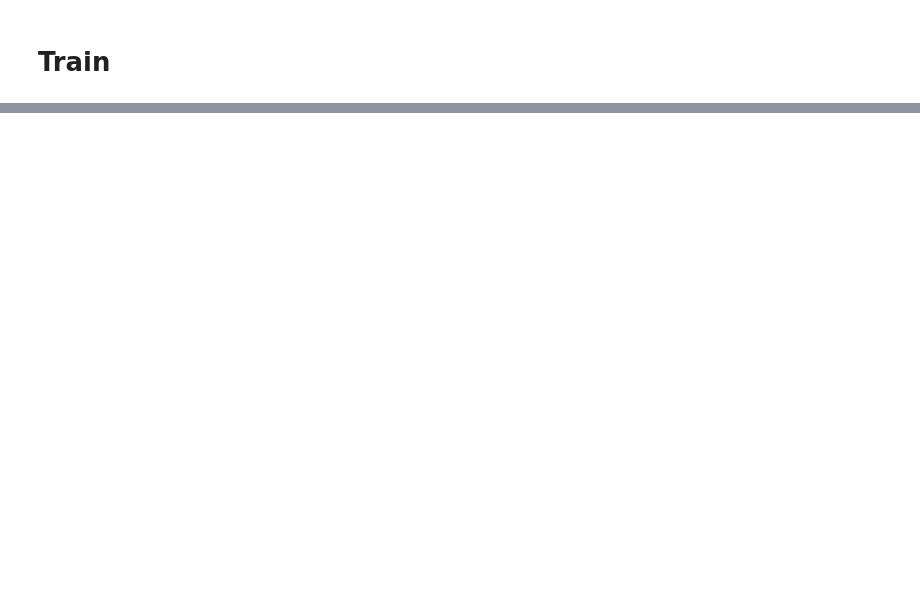
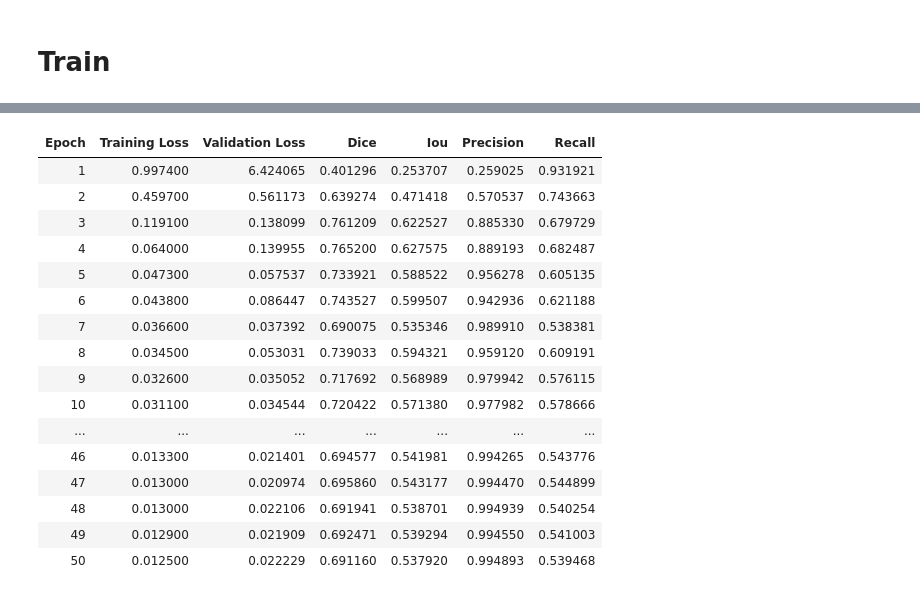
Before and after one commit to KangaOnGit/BIRDCLEF-2025, a Jupyter notebook: Prototype 3.ipynb, the cells around one changed output, grey strips where cells are left out. Saved outputs shown, nothing was run; the diff lists cells and outputs as text; code cells hidden in the pictures; blank space fills up the shorter version.

```diff
--- a/Prototype 3.ipynb
+++ b/Prototype 3.ipynb
@@ -1537,2 +1315,17 @@ class BirdCLEFModel(nn.Module):
+# %%
+train_set = WBC_Dataset(
+    X_train,
+    Y_train,
+)
+
+test_set = WBC_Dataset(
+    X_test,
+    Y_test,
+)
+
+eval_set = WBC_Dataset(
+    X_valid,
+    Y_valid,
+)
 # %% [markdown]
 # **Train**
@@ -1982,0 +1455,55 @@ Epoch 2/10
+# %%
+from transformers import Trainer, TrainingArguments
+from transformers import get_scheduler
+import warnings
+
+warnings.filterwarnings(
+    "ignore",
+    message="Was asked to gather along dimension 0, but all input tensors were scalars",
+    category=UserWarning
+)
+
+torch.cuda.amp
+torch.cuda.empty_cache()
+
+training_args = TrainingArguments(
+    output_dir="./UNetOscillatoryNeuron",
+    learning_rate = 0.001,
+    eval_strategy="epoch",
+    save_strategy="epoch",
+    logging_strategy="epoch",
+    logging_dir="./logs",
+    logging_steps=1,
+    per_device_train_batch_size=4,
+    per_device_eval_batch_size=4,
+    num_train_epochs=50,
+    warmup_ratio = 0.05,
+    report_to="none",
+    push_to_hub=True,
+    optim = 'adamw_torch',
+    lr_scheduler_type="linear",
+    hub_model_id="KanWasTaken/UNetOscillatoryNeuron",
+    load_best_model_at_end=True,
+    metric_for_best_model="loss",
+    greater_is_better=False,
+    save_total_limit = 1
+)
+
+# Initialize Model
+model = OscillatoryNeuronModel(OscillatoryNeuronConfig())
+
+trainer = Trainer(
+    model=model.to(device),
+    args=training_args,
+    train_dataset=train_set,
+    eval_dataset=eval_set,
+    #callbacks=[MetricsCallback()],
+    compute_metrics=compute_metrics,
+)
+
+trainer.train()
+
+trainer.save_model("./UNetOscillatoryNeuron")
+
+trainer.push_to_hub("KanWasTaken/UNetOscillatoryNeuron")
+# %% [output]
@@ -1982,0 +1511,17 @@ Epoch 2/10
+| Epoch | Training Loss | Validation Loss | Dice | Iou | Precision | Recall |
+| 1 | 0.997400 | 6.424065 | 0.401296 | 0.253707 | 0.259025 | 0.931921 |
+| 2 | 0.459700 | 0.561173 | 0.639274 | 0.471418 | 0.570537 | 0.743663 |
+| 3 | 0.119100 | 0.138099 | 0.761209 | 0.622527 | 0.885330 | 0.679729 |
+| 4 | 0.064000 | 0.139955 | 0.765200 | 0.627575 | 0.889193 | 0.682487 |
+| 5 | 0.047300 | 0.057537 | 0.733921 | 0.588522 | 0.956278 | 0.605135 |
+| 6 | 0.043800 | 0.086447 | 0.743527 | 0.599507 | 0.942936 | 0.621188 |
+| 7 | 0.036600 | 0.037392 | 0.690075 | 0.535346 | 0.989910 | 0.538381 |
+| 8 | 0.034500 | 0.053031 | 0.739033 | 0.594321 | 0.959120 | 0.609191 |
+| 9 | 0.032600 | 0.035052 | 0.717692 | 0.568989 | 0.979942 | 0.576115 |
+| 10 | 0.031100 | 0.034544 | 0.720422 | 0.571380 | 0.977982 | 0.578666 |
+| ... | ... | ... | ... | ... | ... | ... |
+| 46 | 0.013300 | 0.021401 | 0.694577 | 0.541981 | 0.994265 | 0.543776 |
+| 47 | 0.013000 | 0.020974 | 0.695860 | 0.543177 | 0.994470 | 0.544899 |
+| 48 | 0.013000 | 0.022106 | 0.691941 | 0.538701 | 0.994939 | 0.540254 |
+| 49 | 0.012900 | 0.021909 | 0.692471 | 0.539294 | 0.994550 | 0.541003 |
+| 50 | 0.012500 | 0.022229 | 0.691160 | 0.537920 | 0.994893 | 0.539468 |
```
Also changed, not shown: parts of 44 cells of this notebook.
